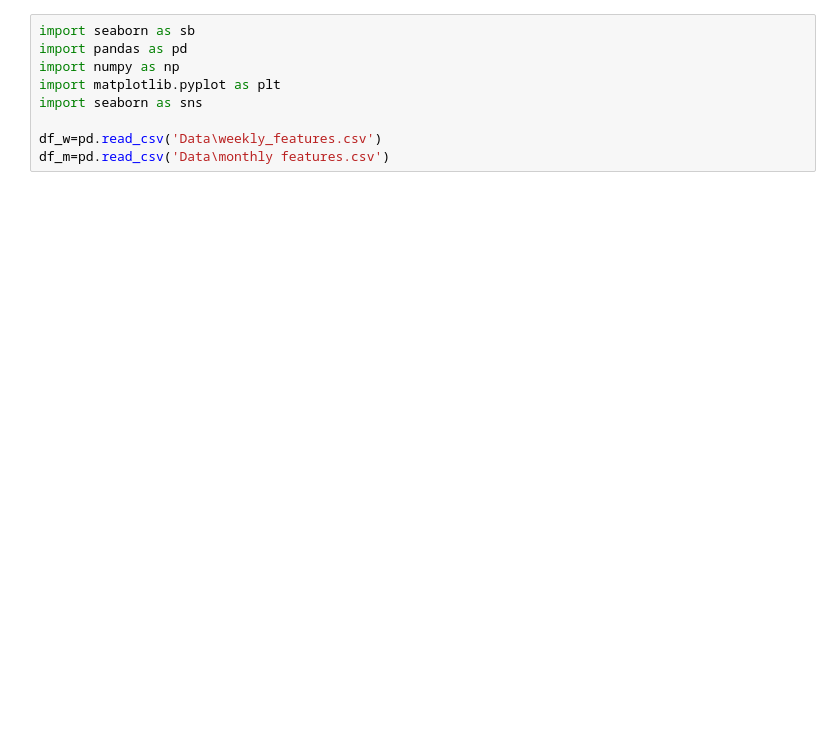
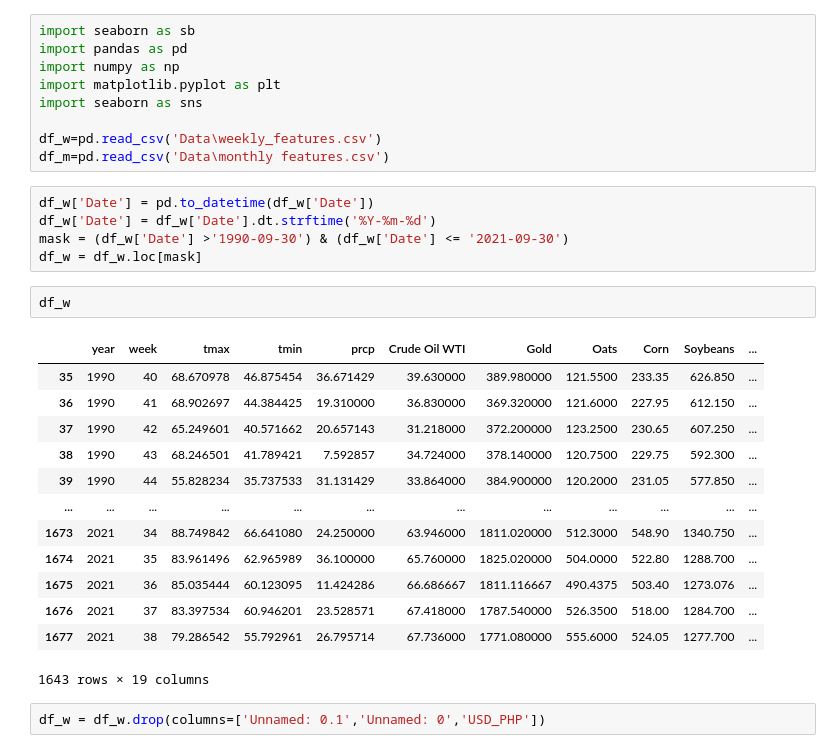
Before and after one commit to zy22159-tech/MasterDT, a Jupyter notebook: ESDA.ipynb, the cells around one changed output. Drawn from its saved outputs; the diff is of its cells as text; blank space fills up the shorter version.

```diff
--- a/ESDA.ipynb
+++ b/ESDA.ipynb
@@ -7,3 +7,26 @@ import seaborn as sns
 
 df_w=pd.read_csv('Data\weekly_features.csv')
 df_m=pd.read_csv('Data\monthly features.csv')
+# %%
+df_w['Date'] = pd.to_datetime(df_w['Date'])
+df_w['Date'] = df_w['Date'].dt.strftime('%Y-%m-%d')
+mask = (df_w['Date'] >'1990-09-30') & (df_w['Date'] <= '2021-09-30')
+df_w = df_w.loc[mask]
+# %%
+df_w
+# %% [output]
+|  | year | week | tmax | tmin | prcp | Crude Oil WTI | Gold | Oats | Corn | Soybeans | ... |
+| 35 | 1990 | 40 | 68.670978 | 46.875454 | 36.671429 | 39.630000 | 389.980000 | 121.5500 | 233.35 | 626.850 | ... |
+| 36 | 1990 | 41 | 68.902697 | 44.384425 | 19.310000 | 36.830000 | 369.320000 | 121.6000 | 227.95 | 612.150 | ... |
+| 37 | 1990 | 42 | 65.249601 | 40.571662 | 20.657143 | 31.218000 | 372.200000 | 123.2500 | 230.65 | 607.250 | ... |
+| 38 | 1990 | 43 | 68.246501 | 41.789421 | 7.592857 | 34.724000 | 378.140000 | 120.7500 | 229.75 | 592.300 | ... |
+| 39 | 1990 | 44 | 55.828234 | 35.737533 | 31.131429 | 33.864000 | 384.900000 | 120.2000 | 231.05 | 577.850 | ... |
+| ... | ... | ... | ... | ... | ... | ... | ... | ... | ... | ... | ... |
+| 1673 | 2021 | 34 | 88.749842 | 66.641080 | 24.250000 | 63.946000 | 1811.020000 | 512.3000 | 548.90 | 1340.750 | ... |
+| 1674 | 2021 | 35 | 83.961496 | 62.965989 | 36.100000 | 65.760000 | 1825.020000 | 504.0000 | 522.80 | 1288.700 | ... |
+| 1675 | 2021 | 36 | 85.035444 | 60.123095 | 11.424286 | 66.686667 | 1811.116667 | 490.4375 | 503.40 | 1273.076 | ... |
+| 1676 | 2021 | 37 | 83.397534 | 60.946201 | 23.528571 | 67.418000 | 1787.540000 | 526.3500 | 518.00 | 1284.700 | ... |
+| 1677 | 2021 | 38 | 79.286542 | 55.792961 | 26.795714 | 67.736000 | 1771.080000 | 555.6000 | 524.05 | 1277.700 | ... |
+1643 rows × 19 columns
+# %%
+df_w = df_w.drop(columns=['Unnamed: 0.1','Unnamed: 0','USD_PHP'])
```
Also changed, not shown: parts of 15 cells of this notebook, 28 other files.
